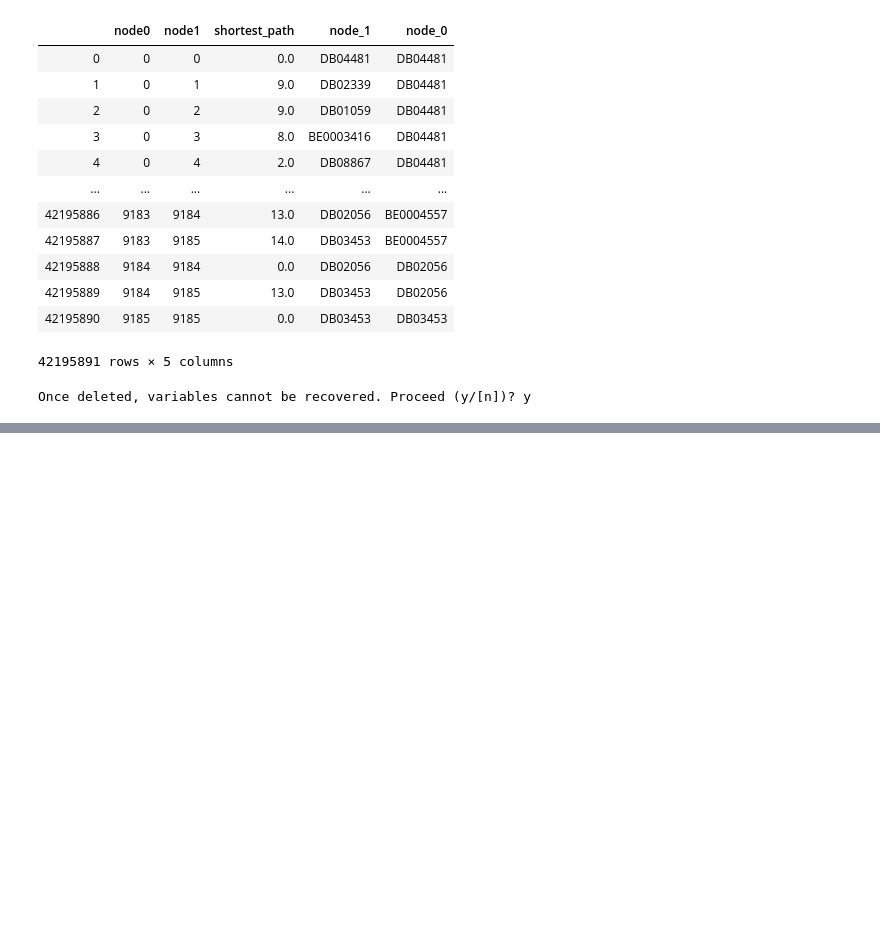
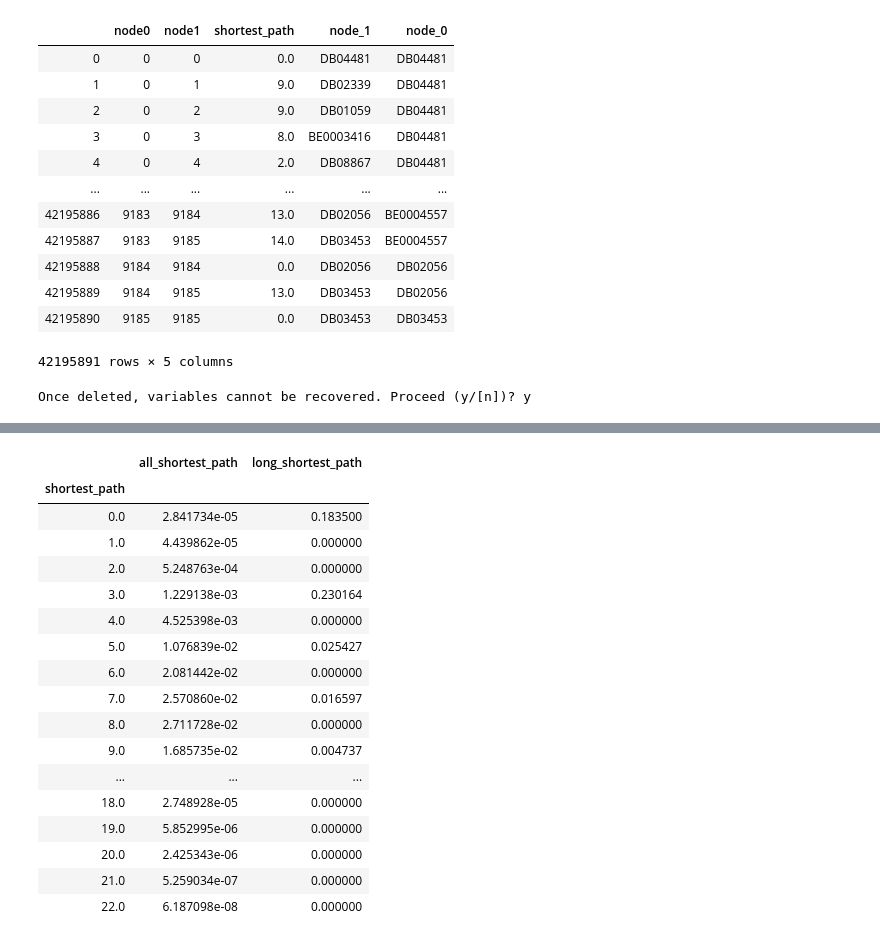
Before and after one commit to fhooton/DeepDrugRepurposer, a Jupyter notebook: Network Investigation.ipynb, the cells around one changed output, grey strips where cells are left out. Saved outputs shown, nothing was run; the diff lists cells and outputs as text; code cells hidden in the pictures; blank space fills up the shorter version.

```diff
--- a/Network Investigation.ipynb
+++ b/Network Investigation.ipynb
@@ -563,0 +603,21 @@ Once deleted, variables cannot be recovered. Proceed (y/[n])? y
+# %%
+seaborn_plot_df
+# %% [output]
+|  | all_shortest_path | long_shortest_path |
+| shortest_path |  |  |
+| 0.0 | 2.841734e-05 | 0.183500 |
+| 1.0 | 4.439862e-05 | 0.000000 |
+| 2.0 | 5.248763e-04 | 0.000000 |
+| 3.0 | 1.229138e-03 | 0.230164 |
+| 4.0 | 4.525398e-03 | 0.000000 |
+| 5.0 | 1.076839e-02 | 0.025427 |
+| 6.0 | 2.081442e-02 | 0.000000 |
+| 7.0 | 2.570860e-02 | 0.016597 |
+| 8.0 | 2.711728e-02 | 0.000000 |
+| 9.0 | 1.685735e-02 | 0.004737 |
+| ... | ... | ... |
+| 18.0 | 2.748928e-05 | 0.000000 |
+| 19.0 | 5.852995e-06 | 0.000000 |
+| 20.0 | 2.425343e-06 | 0.000000 |
+| 21.0 | 5.259034e-07 | 0.000000 |
+| 22.0 | 6.187098e-08 | 0.000000 |
```
Also changed, not shown: parts of 9 cells of this notebook.
